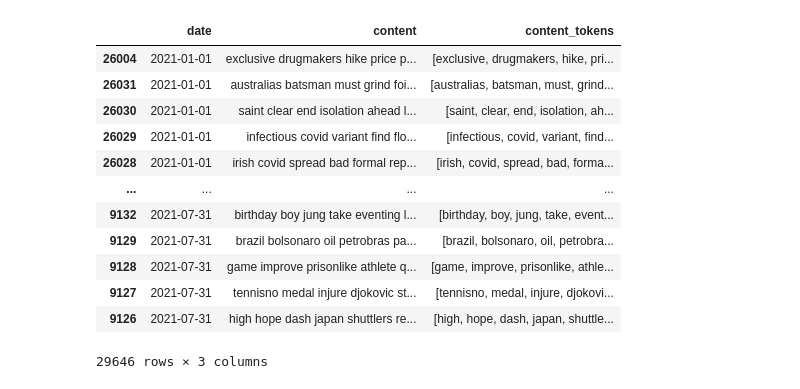
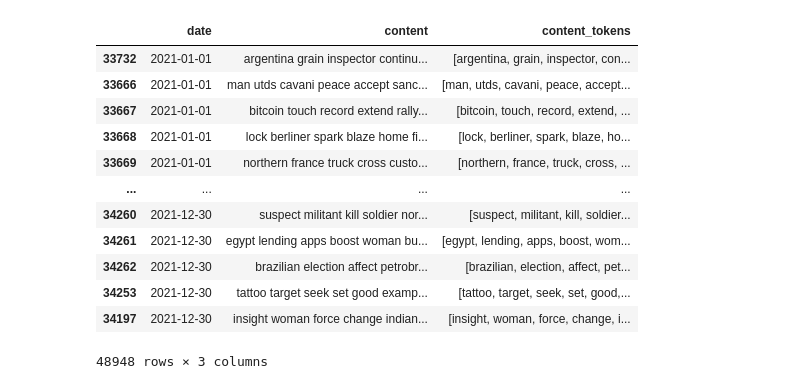
Before and after one commit to hanhy/MFIN7036, a Jupyter notebook: group_project/Vectorization+Clustering/cluster_sentiment_final.ipynb, the cells around one changed output. Drawn from its saved outputs; the diff is of its cells as text; code cells hidden in the pictures.

```diff
--- a/group_project/Vectorization+Clustering/cluster_sentiment_final.ipynb
+++ b/group_project/Vectorization+Clustering/cluster_sentiment_final.ipynb
@@ -21,26 +21,15 @@ from nltk.corpus import sentiwordnet as swn
 from nltk.sentiment.vader import SentimentIntensityAnalyzer
 # %%
 # Load the data
-test_data = pd.read_csv('data/processed_articles_202101-08.csv')
+test_data = pd.read_csv('data/processed_articles_2021.csv')
+add_data = pd.read_csv('data/2021_add.csv')
+# combine these two datasets
+test_data = pd.concat([test_data, add_data], axis=0)
 test_data['content'] = test_data['title'] + test_data['body']
 test_data = test_data.drop(columns=['title','body'])
 test_data['date'] = pd.to_datetime(test_data['date'])
 test_data = test_data.sort_values(by='date')
 test_data['content'] = test_data['content'].apply(lambda x: ' '.join(x.split(',')))
-# %% [output]
-|  | date | content | content_tokens |
-| 26004 | 2021-01-01 | exclusive drugmakers hike price p... | [exclusive, drugmakers, hike, pri... |
-| 26031 | 2021-01-01 | australias batsman must grind foi... | [australias, batsman, must, grind... |
-| 26030 | 2021-01-01 | saint clear end isolation ahead l... | [saint, clear, end, isolation, ah... |
-| 26029 | 2021-01-01 | infectious covid variant find flo... | [infectious, covid, variant, find... |
-| 26028 | 2021-01-01 | irish covid spread bad formal rep... | [irish, covid, spread, bad, forma... |
-| ... | ... | ... | ... |
-| 9132 | 2021-07-31 | birthday boy jung take eventing l... | [birthday, boy, jung, take, event... |
-| 9129 | 2021-07-31 | brazil bolsonaro oil petrobras pa... | [brazil, bolsonaro, oil, petrobra... |
-| 9128 | 2021-07-31 | game improve prisonlike athlete q... | [game, improve, prisonlike, athle... |
-| 9127 | 2021-07-31 | tennisno medal injure djokovic st... | [tennisno, medal, injure, djokovi... |
-| 9126 | 2021-07-31 | high hope dash japan shuttlers re... | [high, hope, dash, japan, shuttle... |
-29646 rows × 3 columns
 # %%
 # create a list of stop words
 stop_words = set(stopwords.words('english'))
@@ -60,22 +49,36 @@ test_data['content_tokens'] = test_data['content'].apply(lambda x: x.split())
 # %%
 # delete the date with less than 60 samples, output the data which can be used for the recollection
 start_date = '2021-01-01'
-end_date = '2021-07-31'
+end_date = '2021-12-31'
 test_data = test_data[(test_data['date'] >= start_date) & (test_data['date'] <= end_date)]
 test_data
 sample_counts = test_data['date'].value_counts()
 
 # find the dates with less than 60 samples
-invalid_dates = sample_counts[sample_counts < 60]
+invalid_dates = sample_counts[sample_counts < 30]
 invalid_dates_df = invalid_dates.reset_index()
 invalid_dates_df.columns = ['date', 'sample_count']
 # output the dates with less than 60 samples to do the recollection
 invalid_dates_df.to_csv('data/invalid_dates_sample_counts.csv', index=False)
 
 
 # find the dates with more than 60 samples and keep them as the test data
-valid_dates = sample_counts[sample_counts >= 60].index
+valid_dates = sample_counts[sample_counts >= 30].index
 test_data = test_data[test_data['date'].isin(valid_dates)]
 test_data
+# %% [output]
+|  | date | content | content_tokens |
+| 33732 | 2021-01-01 | argentina grain inspector continu... | [argentina, grain, inspector, con... |
+| 33666 | 2021-01-01 | man utds cavani peace accept sanc... | [man, utds, cavani, peace, accept... |
+| 33667 | 2021-01-01 | bitcoin touch record extend rally... | [bitcoin, touch, record, extend, ... |
+| 33668 | 2021-01-01 | lock berliner spark blaze home fi... | [lock, berliner, spark, blaze, ho... |
+| 33669 | 2021-01-01 | northern france truck cross custo... | [northern, france, truck, cross, ... |
+| ... | ... | ... | ... |
+| 34260 | 2021-12-30 | suspect militant kill soldier nor... | [suspect, militant, kill, soldier... |
+| 34261 | 2021-12-30 | egypt lending apps boost woman bu... | [egypt, lending, apps, boost, wom... |
+| 34262 | 2021-12-30 | brazilian election affect petrobr... | [brazilian, election, affect, pet... |
+| 34253 | 2021-12-30 | tattoo target seek set good examp... | [tattoo, target, seek, set, good,... |
+| 34197 | 2021-12-30 | insight woman force change indian... | [insight, woman, force, change, i... |
+48948 rows × 3 columns
 # %%
 # Step 1: Train Word2Vec model on tokenized words
```
Also changed, not shown: parts of 7 cells of this notebook, 11 other files.
